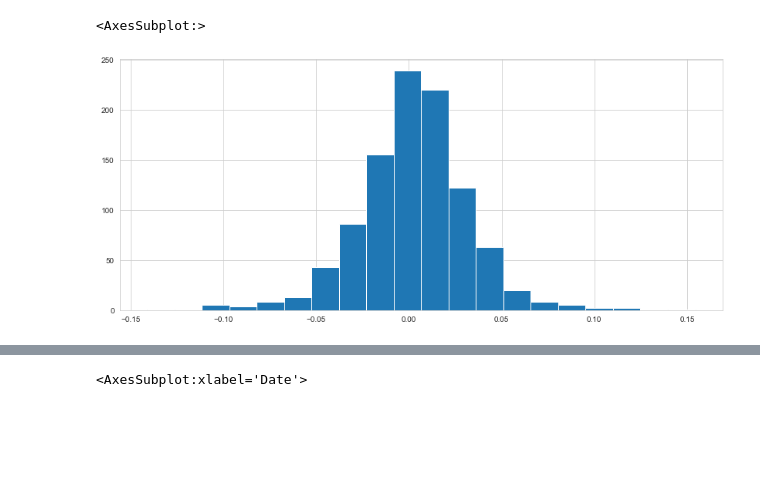
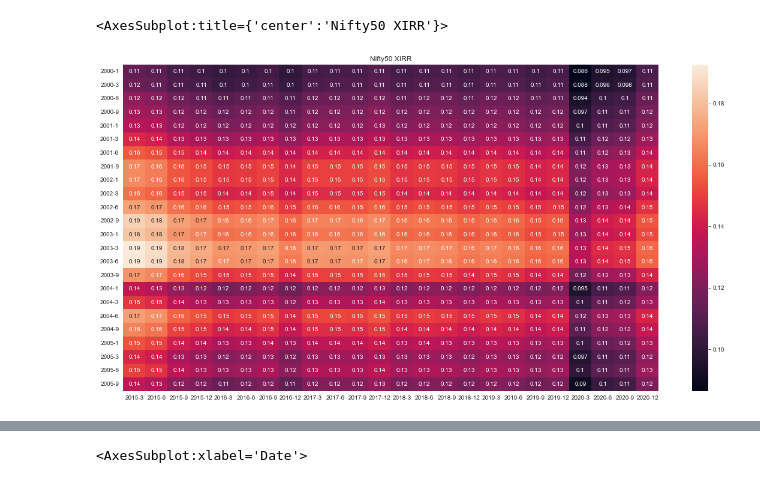
Before and after one commit to vb2317/beat_the_index, a Jupyter notebook: beat_the_index.ipynb, the cells around one changed output, grey strips where cells are left out. Saved outputs shown, nothing was run; the diff lists cells and outputs as text; code cells hidden in the pictures; blank space fills up the shorter version.

```diff
--- a/beat_the_index.ipynb
+++ b/beat_the_index.ipynb
@@ -41,2 +20,2 @@ sns.set_style("whitegrid")
 # %%
-dfw = dfw.rename(columns = {"Close": "close"})
+df = df.rename(columns = {"Close": "close"})
@@ -52,6 +22,38 @@ dfw["pct_change"] = dfw.close.diff()/dfw.close.shift(1)
-# %%
-plt.figure(figsize=(14,6))
-dfw["pct_change"].hist(bins=20)
-# %% [output]
-<AxesSubplot:>
-[figure, removed]
+# %%
+start_years = range(2000, 2006)
+start_quarters = [1, 3, 6, 9]
+end_years = range(2015, 2021)
+end_quarters = [3, 6, 9, 12]
+# %%
+def gen_start_date():
+    for y1 in start_years:
+        for q1 in start_quarters:
+            yield "{}-{}".format(y1, q1)
+
+def gen_end_date():
+    for y2 in end_years:
+        for q2 in end_quarters:
+            yield "{}-{}".format(y2, q2)
+# %%
+xirr_all = []
+start_dates = [s for s in gen_start_date()]
+end_dates = [e for e in gen_end_date()]
+
+for start_date in gen_start_date():
+    xirr_idxs = []
+
+    for end_date in gen_end_date():
+        xirr_index = get_xirr_index(df[start_date: end_date])
+        #print("{0} TO {1} XIRR={2:.{3}f}".format(start_date, end_date, xirr_index, 4))
+        xirr_idxs.append(xirr_index)
+
+    xirr_all.append(xirr_idxs)
+# %%
+df_xi = pd.DataFrame(xirr_all, columns=end_dates, index=start_dates)
+plt.figure(figsize=(20,10))
+plt.title("Nifty50 XIRR")
+
+sns.heatmap(data=df_xi, annot=True)
+# %% [output]
+<AxesSubplot:title={'center':'Nifty50 XIRR'}>
+[figure, added]
```
Also changed, not shown: parts of 21 cells of this notebook.
